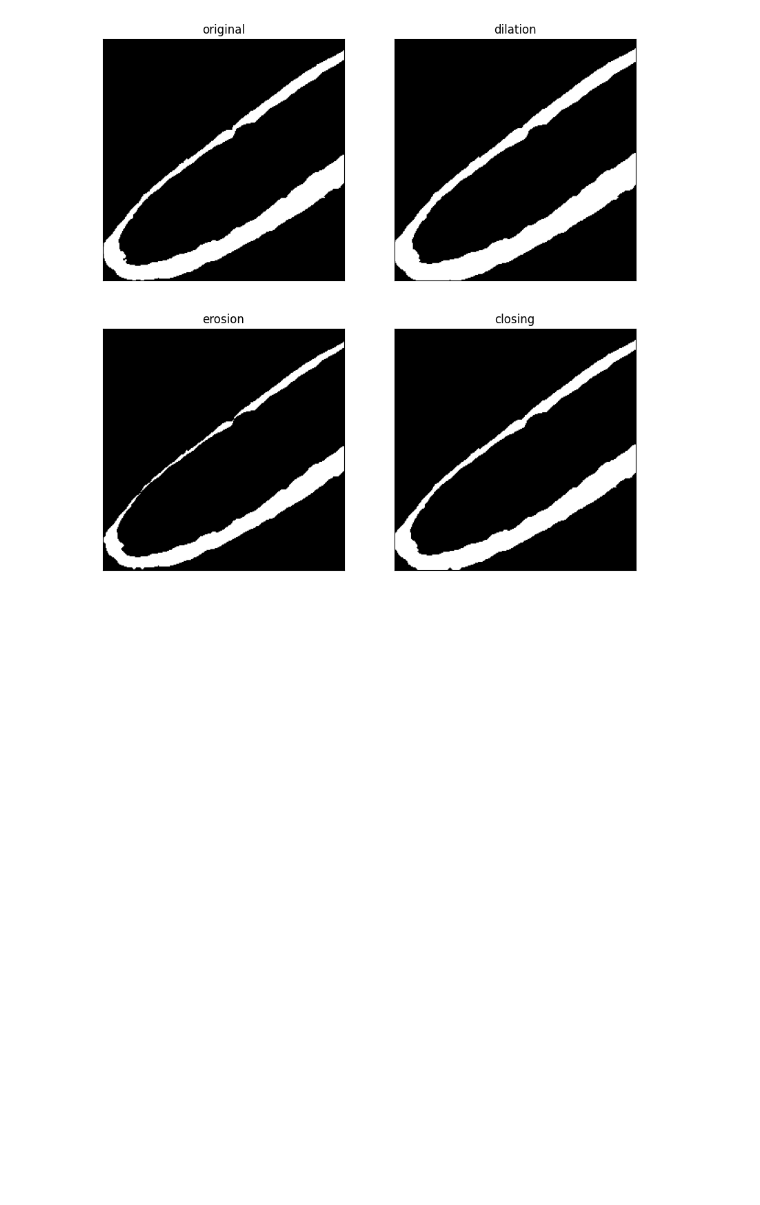
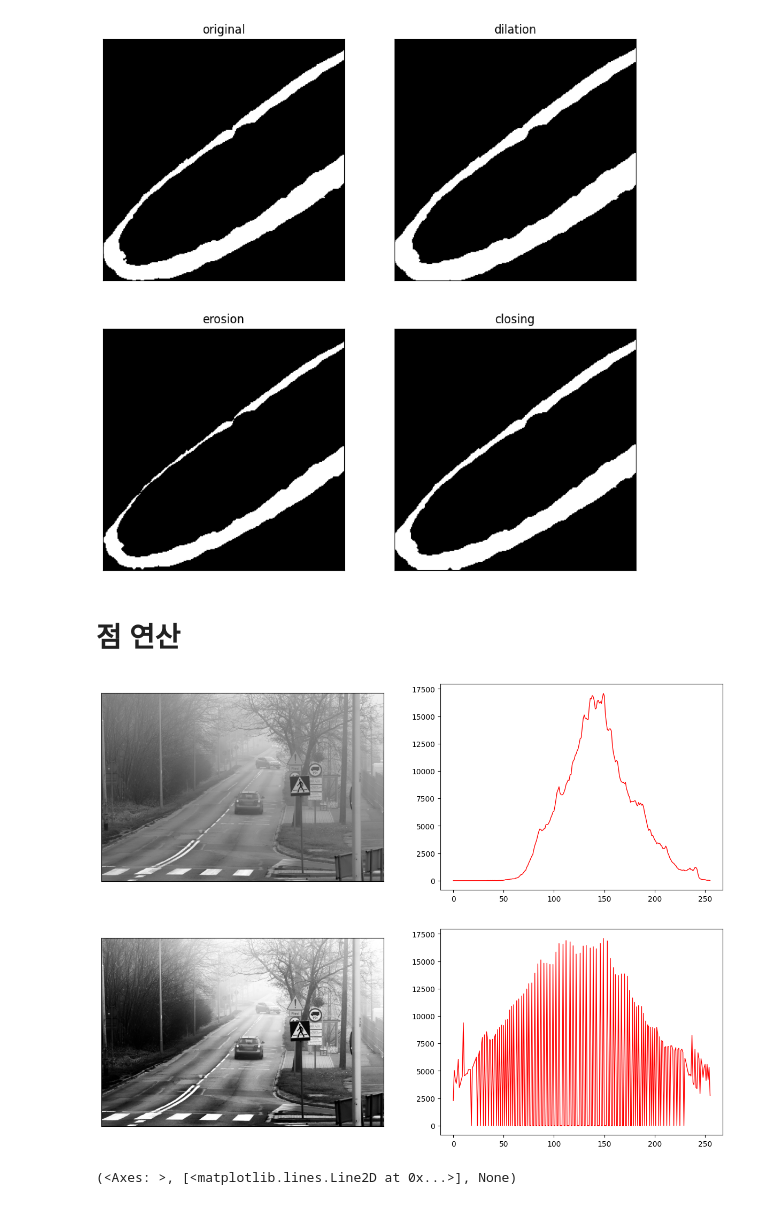
Before and after one commit to editdiary/study, a Jupyter notebook: CV_and_DL/ch3/practice.ipynb, the cells around one changed output. Drawn from its saved outputs; the diff is of its cells as text; code cells hidden in the pictures; blank space fills up the shorter version.

```diff
--- a/CV_and_DL/ch3/practice.ipynb
+++ b/CV_and_DL/ch3/practice.ipynb
@@ -90,3 +90,5 @@ plt.show()
 # %% [output]
 [figure]
 [figure]
+# %% [markdown]
+# 점 연산
@@ -92,0 +112,24 @@ plt.show()
+# %%
+# 히스토그램 평활화하기
+#import cv2 as cv
+import matplotlib.pyplot as plt
+
+img = cv.imread('mistyroad.jpg')
+
+gray = cv.cvtColor(img, cv.COLOR_BGR2GRAY)              # 명암 영상으로 변환하고 출력
+plt.figure(figsize=(15, 5))
+plt.subplot(121), plt.imshow(gray, cmap='gray'), plt.xticks([]), plt.yticks([])
+
+h = cv.calcHist([gray], [0], None, [256], [0, 256])     # 히스토그램 계산
+plt.subplot(122), plt.plot(h, color='r', linewidth=1), plt.show()
+
+equal = cv.equalizeHist(gray)                           # 히스토그램 평활화
+plt.figure(figsize=(15, 5))
+plt.subplot(121), plt.imshow(equal, cmap='gray'), plt.xticks([]), plt.yticks([])
+
+h = cv.calcHist([equal], [0], None, [256], [0, 256])    # 평활화된 히스토그램 계산
+plt.subplot(122), plt.plot(h, color='r', linewidth=1), plt.show()
+# %% [output]
+[figure, added]
+[figure, added]
+(<Axes: >, [<matplotlib.lines.Line2D at 0x...>], None)
```
Also changed, not shown: parts of 8 cells of this notebook.
